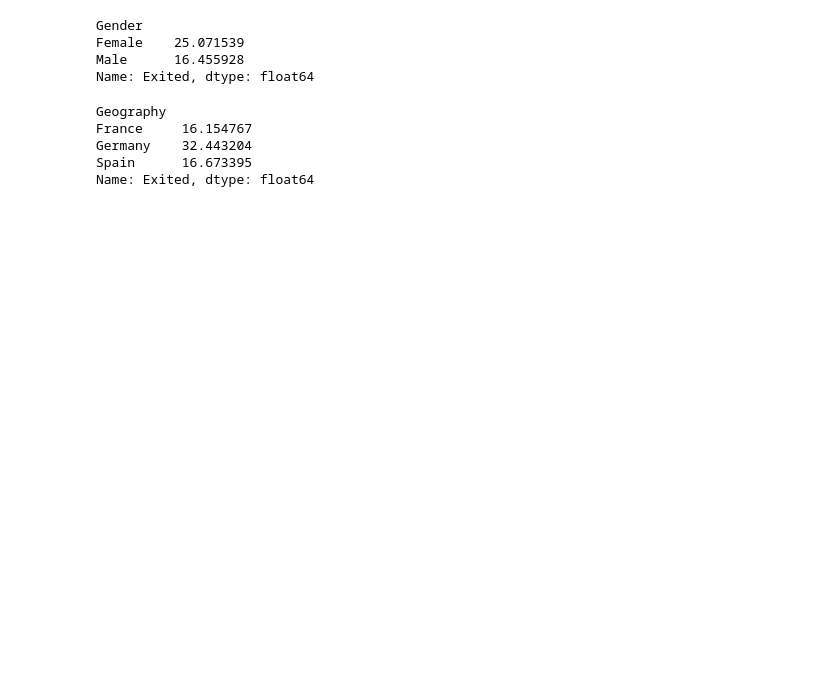
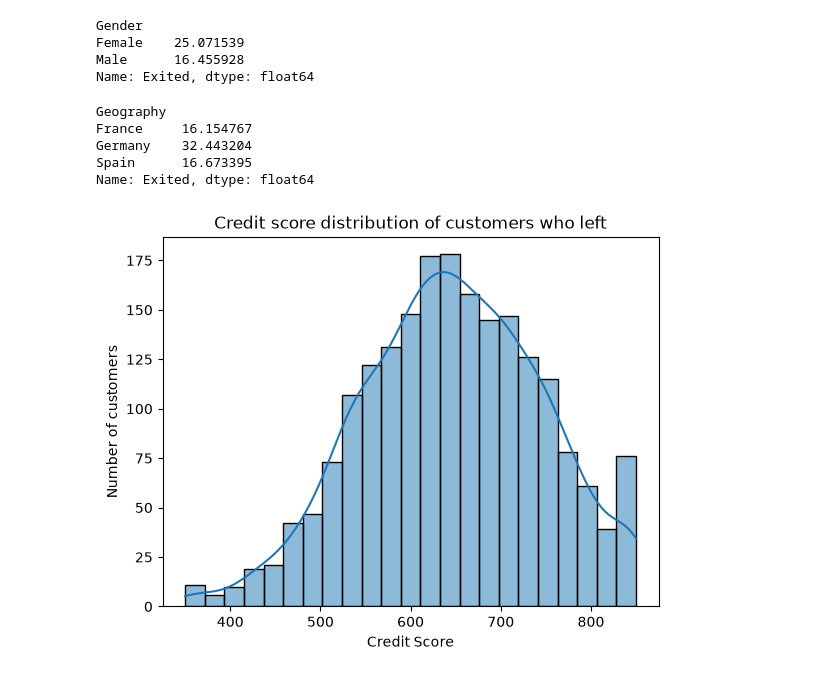
Before and after one commit to Emy-gold/customer-churn-prediction-model, a Jupyter notebook: notebooks/customer_churn_notebook.ipynb, the cells around one changed output. Saved outputs shown, nothing was run; the diff lists cells and outputs as text; code cells hidden in the pictures; blank space fills up the shorter version.

```diff
--- a/notebooks/customer_churn_notebook.ipynb
+++ b/notebooks/customer_churn_notebook.ipynb
@@ -197,3 +217,12 @@ France     16.154767
 Germany    32.443204
 Spain      16.673395
 Name: Exited, dtype: float64
+# %%
+sns.histplot(data=df[df['Exited'] == 1 ], x='CreditScore', kde=True)
+plt.title('Credit score distribution of customers who left')
+plt.xlabel('Credit Score')
+plt.ylabel('Number of customers')
+
+plt.show()
+# %% [output]
+[figure, added]
```
Also changed, not shown: parts of 10 cells of this notebook.
